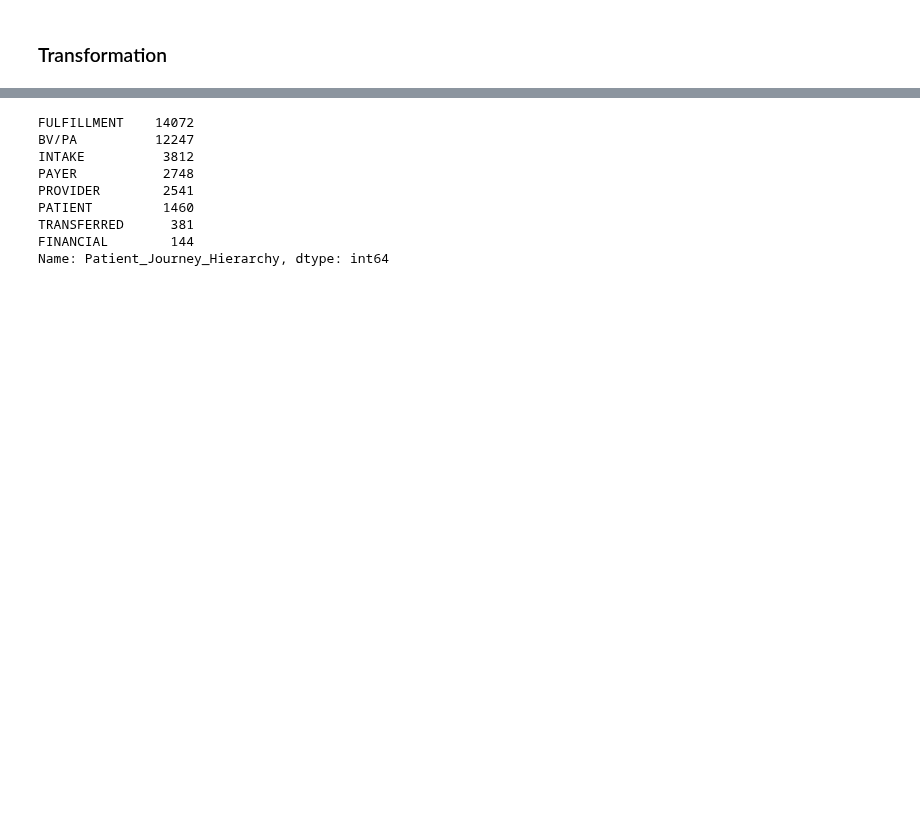
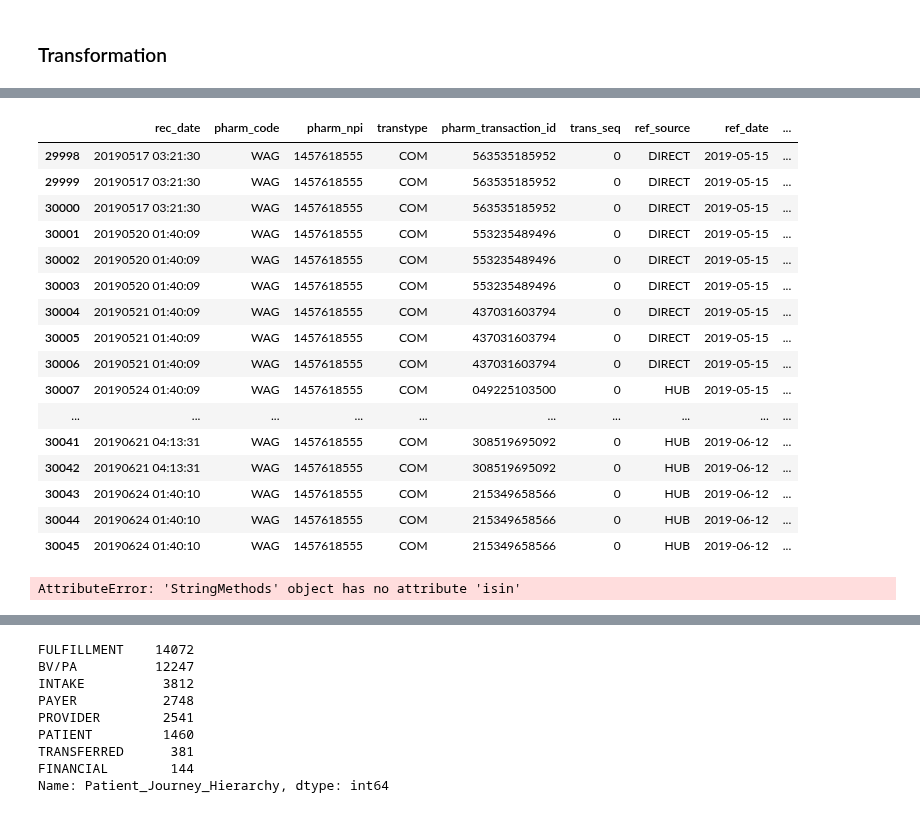
Before and after one commit to RyanAdalbert/s3parq, a Jupyter notebook: transforms/pending_enrichment.ipynb, the cells around one changed output, grey strips where cells are left out. Saved outputs shown, nothing was run; the diff lists cells and outputs as text; code cells hidden in the pictures; blank space fills up the shorter version.

```diff
--- a/transforms/pending_enrichment.ipynb
+++ b/transforms/pending_enrichment.ipynb
@@ -150,20 +150,22 @@ class Transform(DbTransform):
         df = pd.merge(df, max_bvpa, how='left', on=groupby_cols)
         df = pd.merge(df, max_bvpa_intake, how='left', on=groupby_cols)
 
+        df.loc[:,'Before_min_fulfillment'] = np.where(df.loc[:,status_date] < df.loc[:,'min_bvpa_fulfillment'],1,0)
+        df.loc[:,'After_min_BVPA'] = np.where(df.loc[:,status_date] >= df.loc[:,'min_bvpa_date'],1,0)
+        df.loc[:,'Before_max_BVPA'] = np.where(df.loc[:,status_date] <= df.loc[:,'max_bvpa_date'],1,0)
+        df.loc[:,'After_max_intake'] = np.where(df.loc[:,status_date] > df.loc[:,'max_bvpa_intake_date'],1,0)
+
+        df.loc[(df.Before_min_fulfillment == 0) & (df.After_min_BVPA == 0) & (df.Before_max_BVPA == 1), 'Before_min_fulfillment'] = 1
+        df.loc[(df.Before_min_fulfillment == 1) & (df.After_min_BVPA == 0) & (df.Before_max_BVPA == 1), 'Before_max_BVPA'] = 0
+
+        df.loc[(df.After_max_intake == 0) & (df.Before_max_BVPA == 0) & (df.After_min_BVPA == 1), 'After_max_intake'] = 1
+        df.loc[(df.After_max_intake == 1) & (df.Before_max_BVPA == 0) & (df.After_min_BVPA == 1), 'After_min_BVPA'] = 0
+
+        # 820 Due to this split and
         enrich_df = df[(df[self.ic_status] == self.pending) & (df[self.ic_substatus].isin(self.substatus_list))]
         df = df[~((df[self.ic_status] == self.pending) & (df[self.ic_substatus].isin(self.substatus_list)))]
 
-        enrich_df.loc[:,'Before_min_fulfillment'] = np.where(enrich_df.loc[:,status_date] < enrich_df.loc[:,'min_bvpa_fulfillment'],1,0)
-        enrich_df.loc[:,'After_min_BVPA'] = np.where(enrich_df.loc[:,status_date] >= enrich_df.loc[:,'min_bvpa_date'],1,0)
-        enrich_df.loc[:,'Before_max_BVPA'] = np.where(enrich_df.loc[:,status_date] <= enrich_df.loc[:,'max_bvpa_date'],1,0)
-        enrich_df.loc[:,'After_max_intake'] = np.where(enrich_df.loc[:,status_date] > enrich_df.loc[:,'max_bvpa_intake_date'],1,0)
-
-        enrich_df.loc[(enrich_df.Before_min_fulfillment == 0) & (enrich_df.After_min_BVPA == 0) & (enrich_df.Before_max_BVPA == 1), 'Before_min_fulfillment'] = 1
-        enrich_df.loc[(enrich_df.Before_min_fulfillment == 1) & (enrich_df.After_min_BVPA == 0) & (enrich_df.Before_max_BVPA == 1), 'Before_max_BVPA'] = 0
-
-        enrich_df.loc[(enrich_df.After_max_intake == 0) & (enrich_df.Before_max_BVPA == 0) & (enrich_df.After_min_BVPA == 1), 'After_max_intake'] = 1
-        enrich_df.loc[(enrich_df.After_max_intake == 1) & (enrich_df.Before_max_BVPA == 0) & (enrich_df.After_min_BVPA == 1), 'After_min_BVPA'] = 0
-
+        # 820 Due to this fill method
         enrich_df.loc[:,self.pjh] = (
             np.where(enrich_df.loc[:,'Before_min_fulfillment'] == 1, self.intake,
             np.where((enrich_df.loc[:,'After_min_BVPA'] == 1) & (enrich_df.loc[:,'Before_max_BVPA'] == 1),self.bvpa,
@@ -182,9 +184,9 @@ class Transform(DbTransform):
 
         bvpa_df = df[(df[self.pjh] == self.bvpa)]
 
-        intake_df = df[(df.Patient_Journey_Hierarchy.isin([self.bvpa,self.intake]))]
+        intake_df = df[(df[self.pjh].isin([self.bvpa,self.intake]))]
 
-        fulfillment_df = df[(df.Patient_Journey_Hierarchy.isin([self.bvpa,self.fulfillment]))]
+        fulfillment_df = df[(df[self.pjh].isin([self.bvpa,self.fulfillment]))]
 
         min_bvpa = (
             bvpa_df
@@ -236,7 +259,7 @@ transform.bvpa = 'BV/PA'
 transform.intake = 'INTAKE'
 transform.fulfillment = 'FULFILLMENT'
 transform.pending = 'PENDING'
-transform.substatus_list = ['OTHER','PATIENT CONTACT','PATIENT RESPONSE','PATIENT HOLD','PATIENT FINANCIAL','PRESCRIBER','READY']
+transform.substatus_list = ['OTHER','PATIENT CONTACT','PATIENT RESPONSE','PATIENT HOLD','PATIENT FINANCIAL','PRESCRIBER','PRESCRIBER HOLD','READY']
 # %% [markdown]
 ### Description
 What does this transformation do? be specific.
@@ -338,0 +382,4 @@ unittest.main(argv=[''],verbosity=2,exit=False)
+# %%
+final_dataframe = final_dataframe.sort_values(transform.sort_columns,ascending=[True, True, True, True])
+unittest_df = unittest_df.sort_values(transform.sort_columns,ascending=[True, True, True, True])
+df = df.sort_values(transform.sort_columns,ascending=[True, True, True, True])
@@ -338,0 +419,27 @@ unittest.main(argv=[''],verbosity=2,exit=False)
+# %%
+i = 820
+unittest_df[(unittest_df.msa_patient_id == unique_id_dict[i]['msa_patient_id'])
+            & (unittest_df.pharm_code == unique_id_dict[i]['pharm_code'])
+            & (unittest_df.medication == unique_id_dict[i]['medication'])]
+# %% [output]
+|  | rec_date | pharm_code | pharm_npi | transtype | pharm_transaction_id | trans_seq | ref_source | ref_date | ... |
+| 29998 | 20190517 03:21:30 | WAG | 1457618555 | COM | 563535185952 | 0 | DIRECT | 2019-05-15 | ... |
+| 29999 | 20190517 03:21:30 | WAG | 1457618555 | COM | 563535185952 | 0 | DIRECT | 2019-05-15 | ... |
+| 30000 | 20190517 03:21:30 | WAG | 1457618555 | COM | 563535185952 | 0 | DIRECT | 2019-05-15 | ... |
+| 30001 | 20190520 01:40:09 | WAG | 1457618555 | COM | 553235489496 | 0 | DIRECT | 2019-05-15 | ... |
+| 30002 | 20190520 01:40:09 | WAG | 1457618555 | COM | 553235489496 | 0 | DIRECT | 2019-05-15 | ... |
+| 30003 | 20190520 01:40:09 | WAG | 1457618555 | COM | 553235489496 | 0 | DIRECT | 2019-05-15 | ... |
+| 30004 | 20190521 01:40:09 | WAG | 1457618555 | COM | 437031603794 | 0 | DIRECT | 2019-05-15 | ... |
+| 30005 | 20190521 01:40:09 | WAG | 1457618555 | COM | 437031603794 | 0 | DIRECT | 2019-05-15 | ... |
+| 30006 | 20190521 01:40:09 | WAG | 1457618555 | COM | 437031603794 | 0 | DIRECT | 2019-05-15 | ... |
+| 30007 | 20190524 01:40:09 | WAG | 1457618555 | COM | 049225103500 | 0 | HUB | 2019-05-15 | ... |
+| ... | ... | ... | ... | ... | ... | ... | ... | ... | ... |
+| 30041 | 20190621 04:13:31 | WAG | 1457618555 | COM | 308519695092 | 0 | HUB | 2019-06-12 | ... |
+| 30042 | 20190621 04:13:31 | WAG | 1457618555 | COM | 308519695092 | 0 | HUB | 2019-06-12 | ... |
+| 30043 | 20190624 01:40:10 | WAG | 1457618555 | COM | 215349658566 | 0 | HUB | 2019-06-12 | ... |
+| 30044 | 20190624 01:40:10 | WAG | 1457618555 | COM | 215349658566 | 0 | HUB | 2019-06-12 | ... |
+| 30045 | 20190624 01:40:10 | WAG | 1457618555 | COM | 215349658566 | 0 | HUB | 2019-06-12 | ... |
+# %%
+status_config.integrichain_sub_status.str.isin('TRANSFER')
+# %% [output]
+AttributeError: 'StringMethods' object has no attribute 'isin'
```
Also changed, not shown: parts of 15 cells of this notebook.
